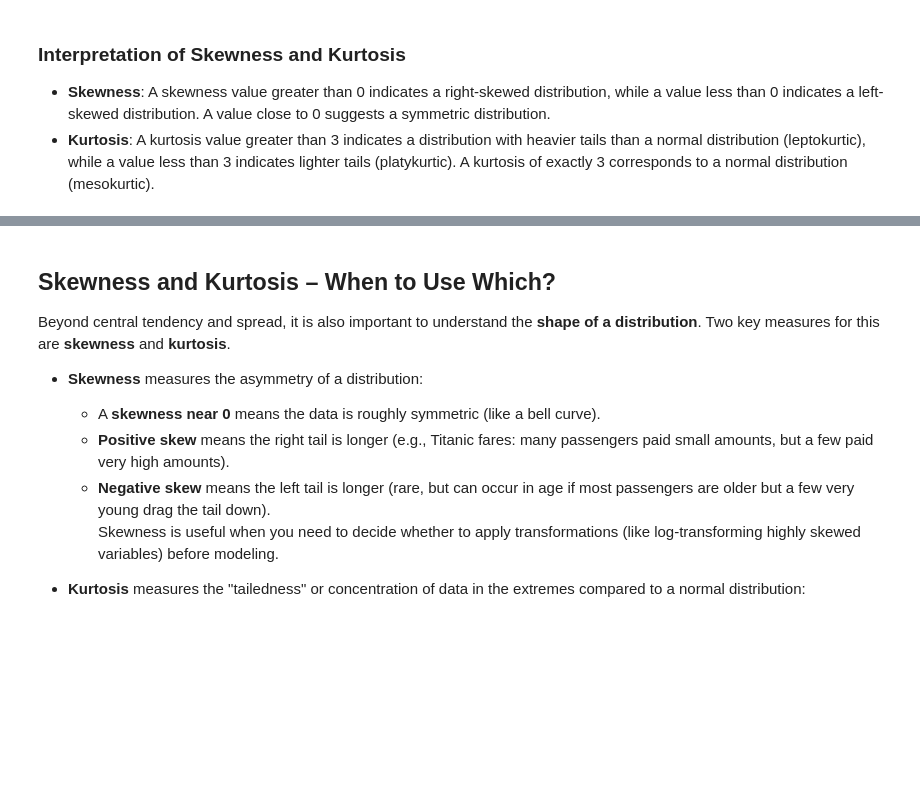
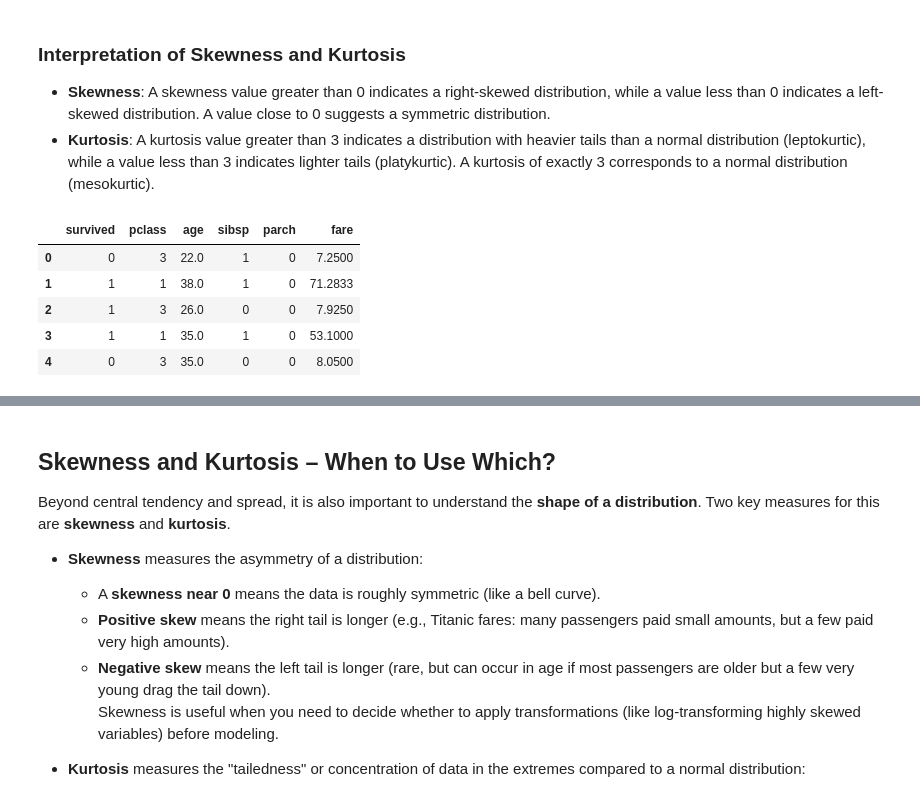
Before and after one commit to ValRCS/RTU_Data_Analysis_Visualization_CPD, a Jupyter notebook: notebooks/day3_exploratory_data_analysis.ipynb, the cells around one changed output, grey strips where cells are left out. Drawn from its saved outputs; the diff is of its cells as text; code cells hidden in the pictures; blank space fills up the shorter version.

```diff
--- a/notebooks/day3_exploratory_data_analysis.ipynb
+++ b/notebooks/day3_exploratory_data_analysis.ipynb
@@ -240,3 +254,15 @@ Fare kurtosis: 33.39814088089868
 ### Interpretation of Skewness and Kurtosis
 - **Skewness**: A skewness value greater than 0 indicates a right-skewed distribution, while a value less than 0 indicates a left-skewed distribution. A value close to 0 suggests a symmetric distribution.
 - **Kurtosis**: A kurtosis value greater than 3 indicates a distribution with heavier tails than a normal distribution (leptokurtic), while a value less than 3 indicates lighter tails (platykurtic). A kurtosis of exactly 3 corresponds to a normal distribution (mesokurtic).
+# %%
+# Let's measure skewness and kurtosis for all numerical columns at once
+# first we would need to get only numeric columns
+numeric_columns = titanic.select_dtypes(include=['number']) # this is not a copy just a view of original dataset
+numeric_columns.head()
+# %% [output]
+|  | survived | pclass | age | sibsp | parch | fare |
+| 0 | 0 | 3 | 22.0 | 1 | 0 | 7.2500 |
+| 1 | 1 | 1 | 38.0 | 1 | 0 | 71.2833 |
+| 2 | 1 | 3 | 26.0 | 0 | 0 | 7.9250 |
+| 3 | 1 | 1 | 35.0 | 1 | 0 | 53.1000 |
+| 4 | 0 | 3 | 35.0 | 0 | 0 | 8.0500 |
```
Also changed, not shown: parts of 11 cells of this notebook.
